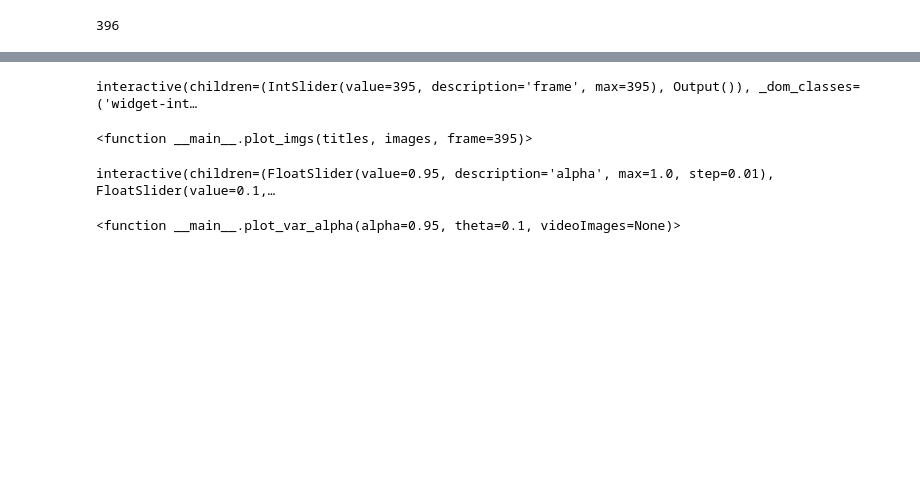
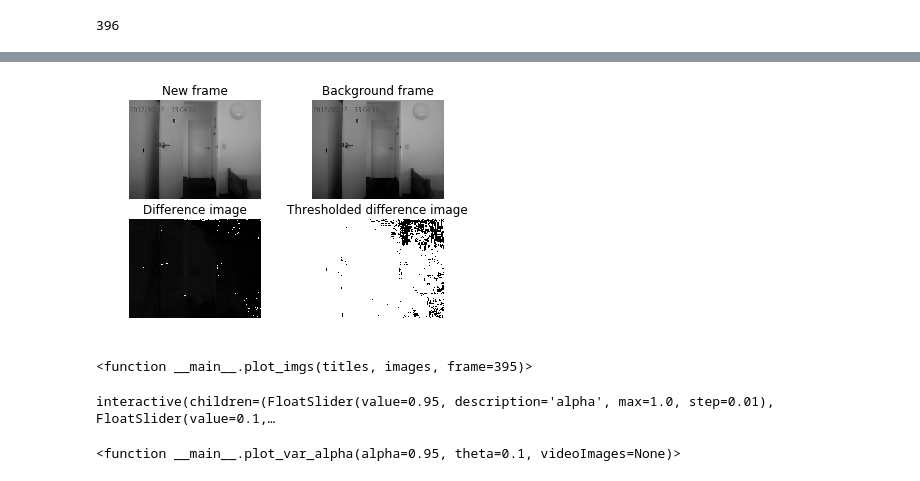
Before and after one commit to labsinaisprojetos/PDI, a Jupyter notebook: 3-Combining_Images/4-Video Background Subtraction/Video Background Subtraction.ipynb, the cells around one changed output, grey strips where cells are left out. Cells and saved outputs as stored; diff of their text form; code cells hidden in the pictures; blank space fills up the shorter version.

```diff
--- a/3-Combining_Images/4-Video Background Subtraction/Video Background Subtraction.ipynb
+++ b/3-Combining_Images/4-Video Background Subtraction/Video Background Subtraction.ipynb
@@ -52,31 +52,33 @@ plt.imshow(cv2.cvtColor(background.copy(), cv2.COLOR_BGR2RGB))
 # %%
 images = []
 while vrObj.isOpened():
     ret, currImg0 = vrObj.read()
     if not ret:
         break
     currImg = cv2.cvtColor(currImg0, cv2.COLOR_BGR2GRAY)
     videoImages.append(currImg)
     background = (alpha * background  + (1 - alpha)* currImg).astype(np.uint8)
     diffImg = abs(currImg - background)
     threshImg = (diffImg > theta).astype(np.uint8) * 255
     vwObj.write(currImg)
     images.append([currImg.copy(), background.copy(), diffImg.copy(), threshImg.copy()])
 
+print(images)
+
 titles = ['New frame', 'Background frame', 'Difference image', 'Thresholded difference image']
 def plot_imgs(titles, images, frame=len(images)-1):
     plots=images[frame]
     figs, axs = plt.subplots(2, 2)
     for ax, plot, title in zip(axs.reshape(-1), plots, titles):
-        ax.imshow(cv2.cvtColor(plot.copy(), cv2.COLOR_BGR2RGB),vmax=255,vmin=0)
+        ax.imshow(cv2.cvtColor(plot.copy(), cv2.COLOR_GRAY2RGB),vmax=255,vmin=0)
         ax.set_title(title)
         ax.axis('off')
 vwObj.release()
 vrObj.release()
 interact(plot_imgs, frame=(0, len(images)-1, 1), titles=fixed(titles), images=fixed(images))
 # %% [output]
+[figure, added]
-interactive(children=(IntSlider(value=395, description='frame', max=395), Output()), _dom_classes=('widget-int…
+<function __main__.plot_imgs(titles, images, frame=395)>
-<function __main__.plot_imgs(titles, images, frame=395)>
 # %%
 def plot_var_alpha(alpha=0.95, theta=0.1, videoImages=None):
     images = []
```
Also changed, not shown: parts of 4 cells of this notebook, 2 other files.
